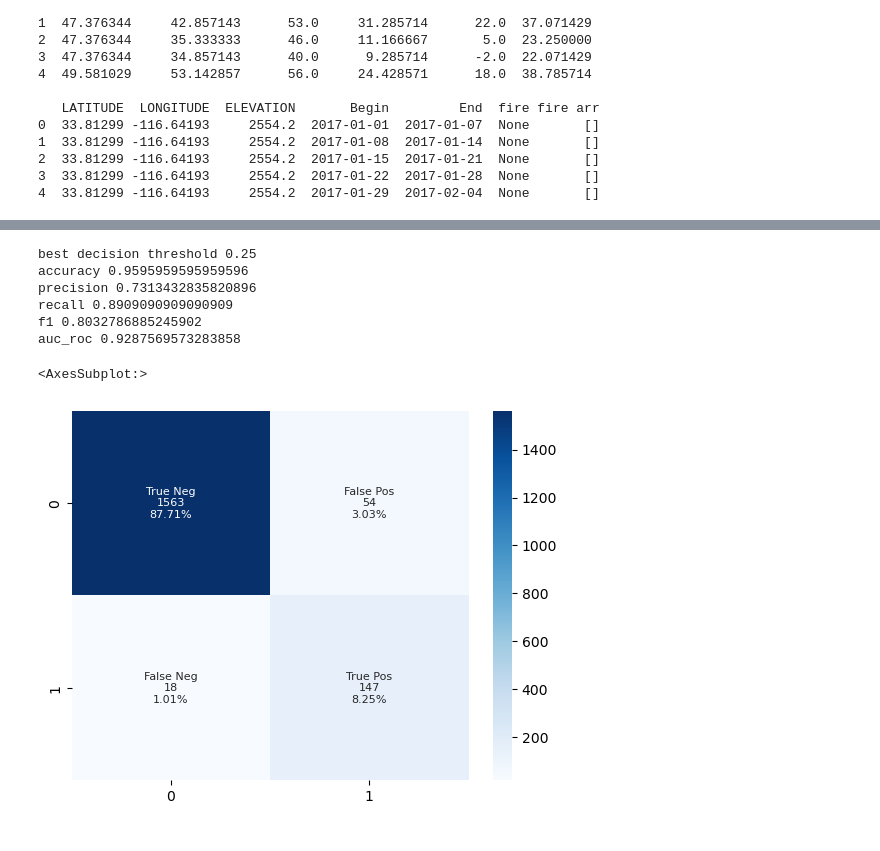
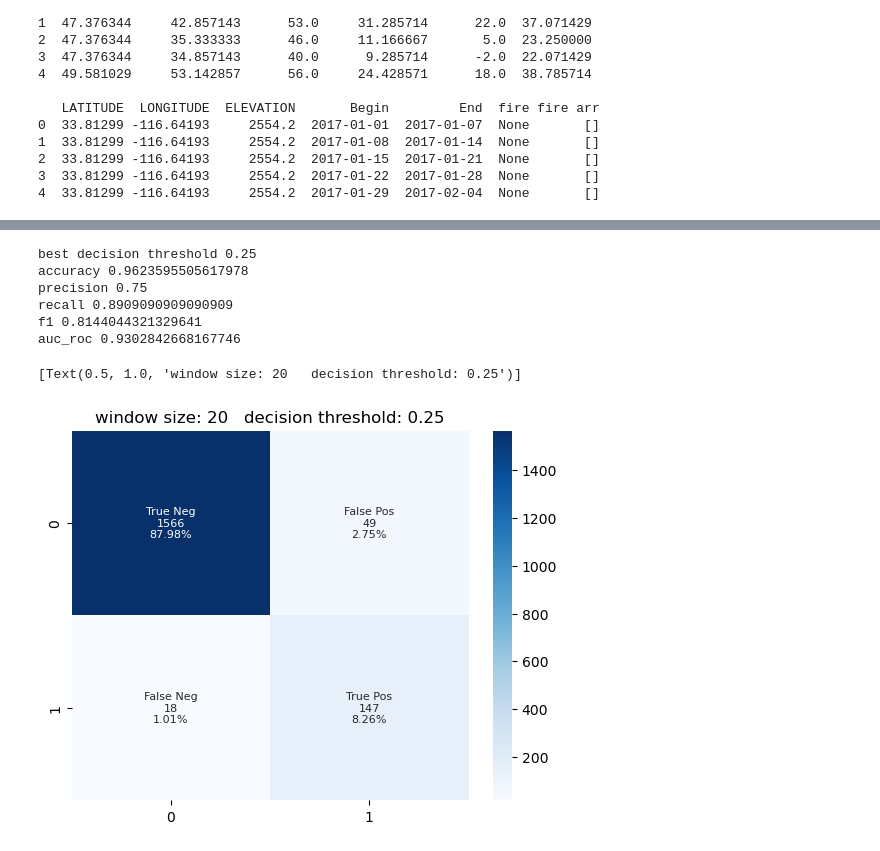
Before and after one commit to aaroncao06/calfire-ml, a Jupyter notebook: CalfireRFtimeSeries.ipynb, the cells around one changed output, grey strips where cells are left out. Saved outputs shown, nothing was run; the diff lists cells and outputs as text; code cells hidden in the pictures.

```diff
--- a/CalfireRFtimeSeries.ipynb
+++ b/CalfireRFtimeSeries.ipynb
@@ -60,7 +61,7 @@ combined_data = combined_data.dropna()
 
 # Define the size of the rolling window
 #window_size = 7  # Number of previous weeks to consider
-window_size = 10
+window_size = 20
 
 features = ['AWND', 'AVG PRECIP', 'TOTAL PRECIP','AVG SNOW','TOTAL SNOW','AVG TEMP','AVG MAX TEMP','MAX TEMP','AVG MIN TEMP','MIN TEMP','LATITUDE','LONGITUDE','ELEVATION']
 target = 'fire next week'
@@ -89,30 +90,11 @@ model.fit(X_train, y_train)
 
 # Evaluate the model on the test set
 y_pred = model.predict_proba(X_test)[:, 1] #probability output which needs to be classified into binary
-default_pred = (y_pred >= 0.5).astype(int)
+default_pred = (y_pred >= 0.25).astype(int)
 default_accuracy = accuracy_score(y_test, default_pred)
 print(f"Accuracy: {default_accuracy}")
-
-#new
-#dt1 = 0.02
-#dt2 = 0.05
-#y_pred_probs = model.predict_proba(X_test)[:, 1]
-#print(y_pred_probs)
-#for j in range(len(y_pred_probs)): # doesnt work
-#    if y_pred_probs[j]>=dt2:
-#        y_pred_probs[j]==2
-#    elif y_pred_probs[j]>=dt1:
-#        y_pred_probs[j]==1
-#    else:
-#        y_pred_probs[j] = 0
-#print(y_pred_probs)
-#score = accuracy_score(y_test, y_pred_probs)
-#print(f"Accuracy:", score)
-#cfmatrix = confusion_matrix(y_test, y_pred_probs)
-#groupcounts = ['{0:0.0f}'.format(value) for value in cfmatrix.flatten()]
-#grouppercentages = ['{0:.2%}'.format(value) for value in cfmatrix.flatten()/np.sum(cfmatrix)]
-#labels = [f'{v1}\n{v2}' for v1, v2 in zip(groupcounts,grouppercentages)]
-#labels = np.asarray(labels).reshape(3,3)
-##sns.heatmap(cf_matrix, annot=labels, fmt='', cmap='Blues')
-#sns.heatmap(cfmatrix, annot=labels, fmt='', cmap='Blues')
+print('precision',precision_score(y_test, default_pred))
+print('recall', recall_score(y_test, default_pred)) #PRIORITIZE RECALL!!!!!
+print('f1', f1_score(y_test, default_pred))
+print('auc_roc', roc_auc_score(y_test, default_pred))
 # %% [output]
@@ -189,30 +236,31 @@ decisionThresholdDf.plot(x='DecisionThreshold', y=['Accuracy', 'Precision', 'Rec
 # %%
 
 best_decision_threshold = 0.25
 best_binary_test_prediction_array=(y_pred >= best_decision_threshold).astype(int)
 print('best decision threshold', best_decision_threshold)
 print('accuracy', accuracy_score(y_test, best_binary_test_prediction_array))
 print('precision',precision_score(y_test, best_binary_test_prediction_array))
 print('recall', recall_score(y_test, best_binary_test_prediction_array)) #PRIORITIZE RECALL!!!!!
 print('f1', f1_score(y_test, best_binary_test_prediction_array))
 print('auc_roc', roc_auc_score(y_test, best_binary_test_prediction_array))
 best_cf_matrix = confusion_matrix(y_test, best_binary_test_prediction_array)
 best_group_names = ['True Neg','False Pos', 'False Neg', 'True Pos']
 best_group_counts = ['{0:0.0f}'.format(value) for value in best_cf_matrix.flatten()]
 best_group_percentages = ['{0:.2%}'.format(value) for value in best_cf_matrix.flatten()/np.sum(best_cf_matrix)]
 best_labels = [f'{v1}\n{v2}\n{v3}' for v1, v2, v3 in zip(best_group_names,best_group_counts,best_group_percentages)]
 best_labels = np.asarray(best_labels).reshape(2,2)
 #sns.heatmap(cf_matrix, annot=labels, fmt='', cmap='Blues')
-sns.heatmap(best_cf_matrix, annot=best_labels, annot_kws={"fontsize":8}, fmt='', cmap='Blues')
+title = 'window size: '+str(window_size)+"   decision threshold: "+str(best_decision_threshold)
+sns.heatmap(best_cf_matrix, annot=best_labels, annot_kws={"fontsize":8}, fmt='', cmap='Blues').set(title=title)
 # %% [output]
 best decision threshold 0.25
-accuracy 0.9595959595959596
-precision 0.7313432835820896
+accuracy 0.9623595505617978
+precision 0.75
 recall 0.8909090909090909
-f1 0.8032786885245902
-auc_roc 0.9287569573283858
+f1 0.8144044321329641
+auc_roc 0.9302842668167746
-<AxesSubplot:>
+[Text(0.5, 1.0, 'window size: 20   decision threshold: 0.25')]
-[figure, old version]
+[figure, new version]
 # %%
 #pred for total data
 
```
Also changed, not shown: parts of 6 cells of this notebook, 1 other file.
